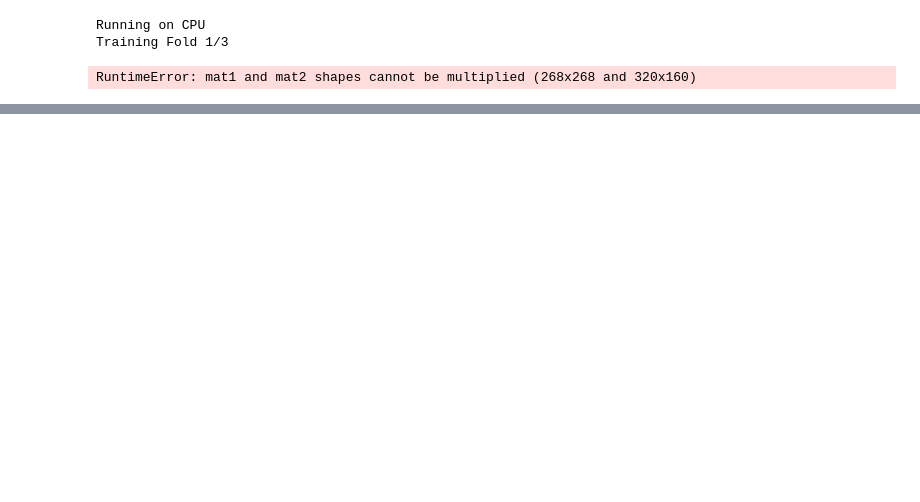
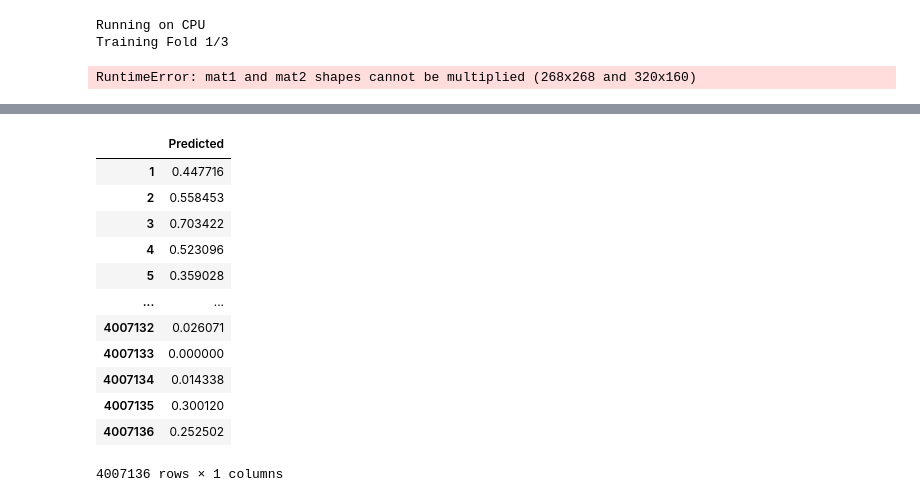
Before and after one commit to kashparty/STP-GSR, a Jupyter notebook: main.ipynb, the cells around one changed output, grey strips where cells are left out. Cells and saved outputs as stored; diff of their text form; code cells hidden in the pictures; blank space fills up the shorter version.

Commit message:
Submission generation code

```diff
--- a/main.ipynb
+++ b/main.ipynb
@@ -117,0 +150,30 @@ RuntimeError: mat1 and mat2 shapes cannot be multiplied (268x268 and 320x160)
+# %%
+from src.matrix_vectorizer import MatrixVectorizer
+from src.dataset import create_pyg_graph
+from functools import partial
+import numpy as np
+
+source_vectorized = np.genfromtxt("lr_test.csv", delimiter=",", skip_header=1)
+source_mat_all = [MatrixVectorizer.anti_vectorize(A, 160) for A in source_vectorized]
+
+source_mat_all = [torch.tensor(x, dtype=torch.float) for x in source_mat_all]
+pyg_partial = partial(create_pyg_graph, node_feature_init="adj", node_feat_dim=160)
+
+source_pyg_all = [pyg_partial(x, 160) for x in source_mat_all]
+source_data = [{'pyg': source_pyg, 'mat': source_mat} for source_pyg, source_mat in zip(source_pyg_all, source_mat_all)]
+# %%
+from src.dual_graph_utils import revert_dual
+
+model.eval()
+eval_output = []
+
+with torch.no_grad():
+    for source in source_data:
+        source_g = source['pyg']
+
+        model_pred, model_target, _, _ = model(source_g, None)
+        pred_m = revert_dual(model_pred, 268)    # (n_t, n_t)
+        pred_m = pred_m.cpu().numpy()
+        eval_output.append(pred_m)
+
+eval_output
@@ -117,0 +198,24 @@ RuntimeError: mat1 and mat2 shapes cannot be multiplied (268x268 and 320x160)
+# %%
+from src.matrix_vectorizer import MatrixVectorizer
+import pandas as pd
+
+test_array = np.concatenate([MatrixVectorizer.vectorize(eo) for eo in eval_output])
+
+output_df = pd.DataFrame({"Predicted": test_array.flatten()})
+output_df.index = np.arange(1, len(output_df) + 1)
+output_df.to_csv("submission.csv", index_label="ID")
+output_df
+# %% [output]
+|  | Predicted |
+| 1 | 0.447716 |
+| 2 | 0.558453 |
+| 3 | 0.703422 |
+| 4 | 0.523096 |
+| 5 | 0.359028 |
+| ... | ... |
+| 4007132 | 0.026071 |
+| 4007133 | 0.000000 |
+| 4007134 | 0.014338 |
+| 4007135 | 0.300120 |
+| 4007136 | 0.252502 |
+4007136 rows × 1 columns
```
Also changed, not shown: parts of 3 cells of this notebook.
